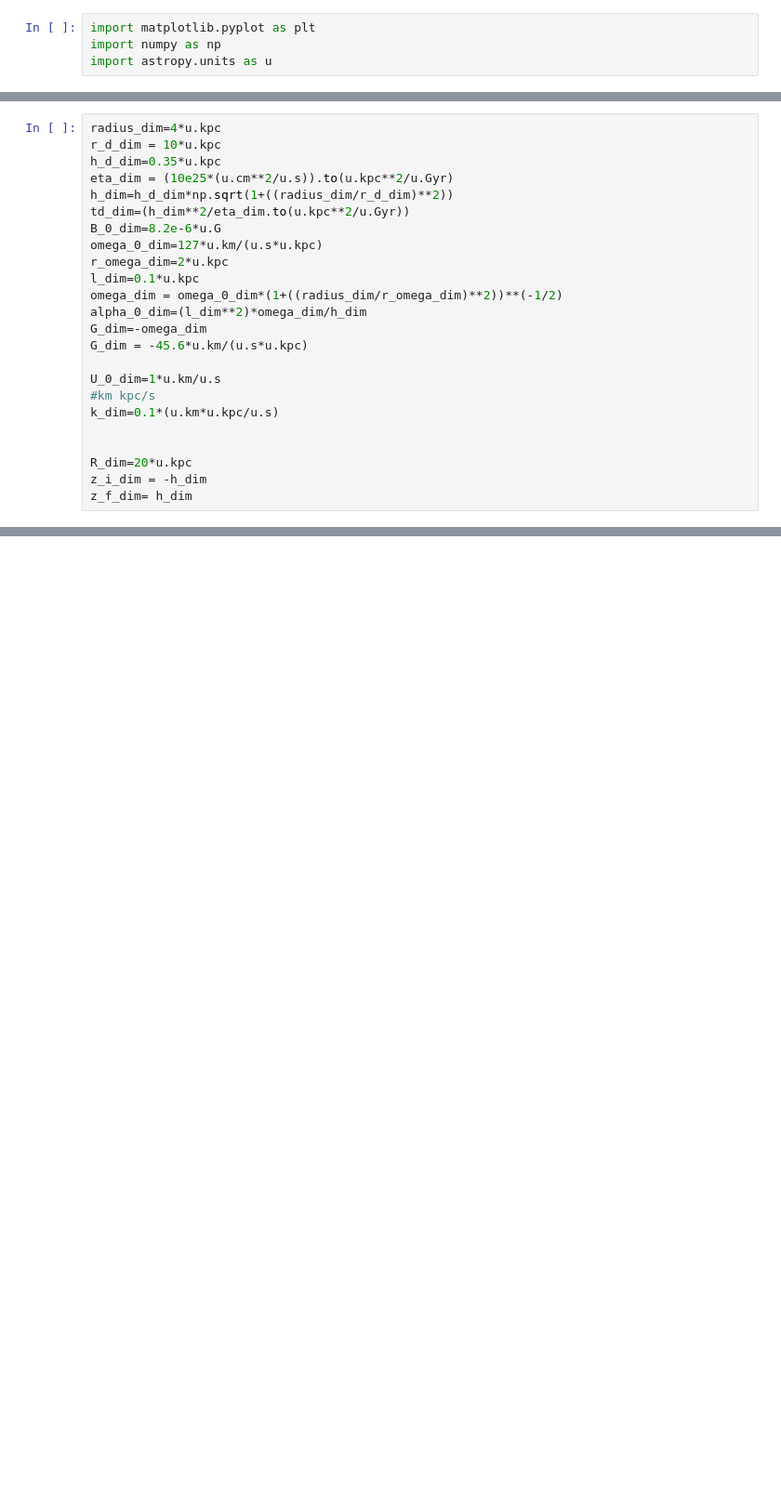
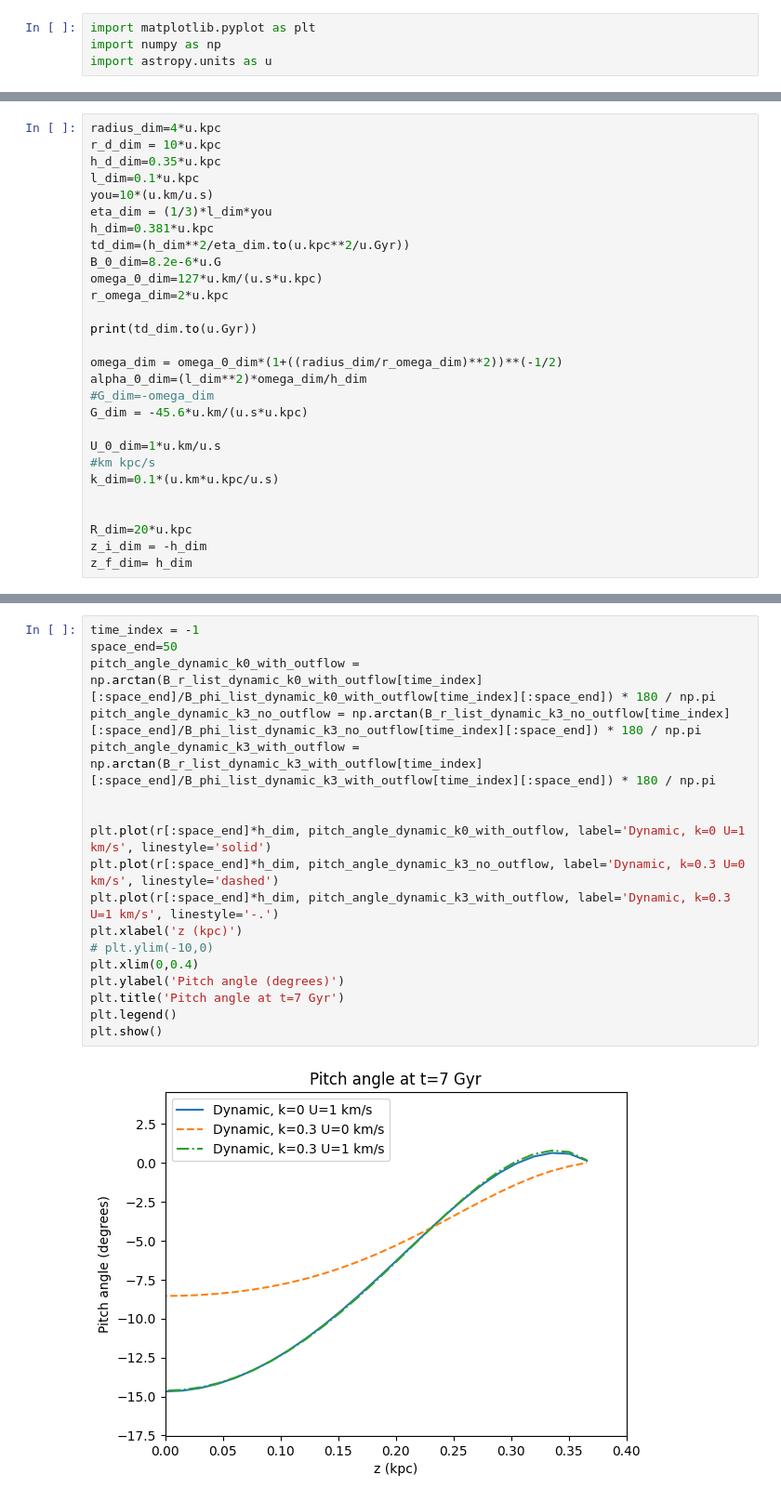
Before and after one commit to gayathri2011067/Summer-24-halo-magnetic-field, a Jupyter notebook: 2014/data/plots.ipynb, the cells around one changed output, grey strips where cells are left out. Shown: that part at 93% size. Cells and saved outputs as stored; diff of their text form; blank space fills up the shorter version.

```diff
--- a/2014/data/plots.ipynb
+++ b/2014/data/plots.ipynb
@@ -6,16 +10,20 @@ import astropy.units as u
 radius_dim=4*u.kpc
 r_d_dim = 10*u.kpc
 h_d_dim=0.35*u.kpc
-eta_dim = (10e25*(u.cm**2/u.s)).to(u.kpc**2/u.Gyr)
-h_dim=h_d_dim*np.sqrt(1+((radius_dim/r_d_dim)**2))
+l_dim=0.1*u.kpc
+you=10*(u.km/u.s)
+eta_dim = (1/3)*l_dim*you
+h_dim=0.381*u.kpc
 td_dim=(h_dim**2/eta_dim.to(u.kpc**2/u.Gyr))
 B_0_dim=8.2e-6*u.G
 omega_0_dim=127*u.km/(u.s*u.kpc)
 r_omega_dim=2*u.kpc
-l_dim=0.1*u.kpc
+
+print(td_dim.to(u.Gyr))
+
 omega_dim = omega_0_dim*(1+((radius_dim/r_omega_dim)**2))**(-1/2)
 alpha_0_dim=(l_dim**2)*omega_dim/h_dim
-G_dim=-omega_dim
+#G_dim=-omega_dim
 G_dim = -45.6*u.km/(u.s*u.kpc)
 
 U_0_dim=1*u.km/u.s
@@ -116,0 +220,20 @@ plt.show()
+# %%
+time_index = -1
+space_end=50
+pitch_angle_dynamic_k0_with_outflow = np.arctan(B_r_list_dynamic_k0_with_outflow[time_index][:space_end]/B_phi_list_dynamic_k0_with_outflow[time_index][:space_end]) * 180 / np.pi
+pitch_angle_dynamic_k3_no_outflow = np.arctan(B_r_list_dynamic_k3_no_outflow[time_index][:space_end]/B_phi_list_dynamic_k3_no_outflow[time_index][:space_end]) * 180 / np.pi
+pitch_angle_dynamic_k3_with_outflow = np.arctan(B_r_list_dynamic_k3_with_outflow[time_index][:space_end]/B_phi_list_dynamic_k3_with_outflow[time_index][:space_end]) * 180 / np.pi
+
+
+plt.plot(r[:space_end]*h_dim, pitch_angle_dynamic_k0_with_outflow, label='Dynamic, k=0 U=1 km/s', linestyle='solid')
+plt.plot(r[:space_end]*h_dim, pitch_angle_dynamic_k3_no_outflow, label='Dynamic, k=0.3 U=0 km/s', linestyle='dashed')
+plt.plot(r[:space_end]*h_dim, pitch_angle_dynamic_k3_with_outflow, label='Dynamic, k=0.3 U=1 km/s', linestyle='-.')
+plt.xlabel('z (kpc)')
+# plt.ylim(-10,0)
+plt.xlim(0,0.4)
+plt.ylabel('Pitch angle (degrees)')
+plt.title('Pitch angle at t=7 Gyr')
+plt.legend()
+plt.show()
+# %% [output]
+[figure, added]
```
Also changed, not shown: parts of 14 cells of this notebook, 26 other files.
